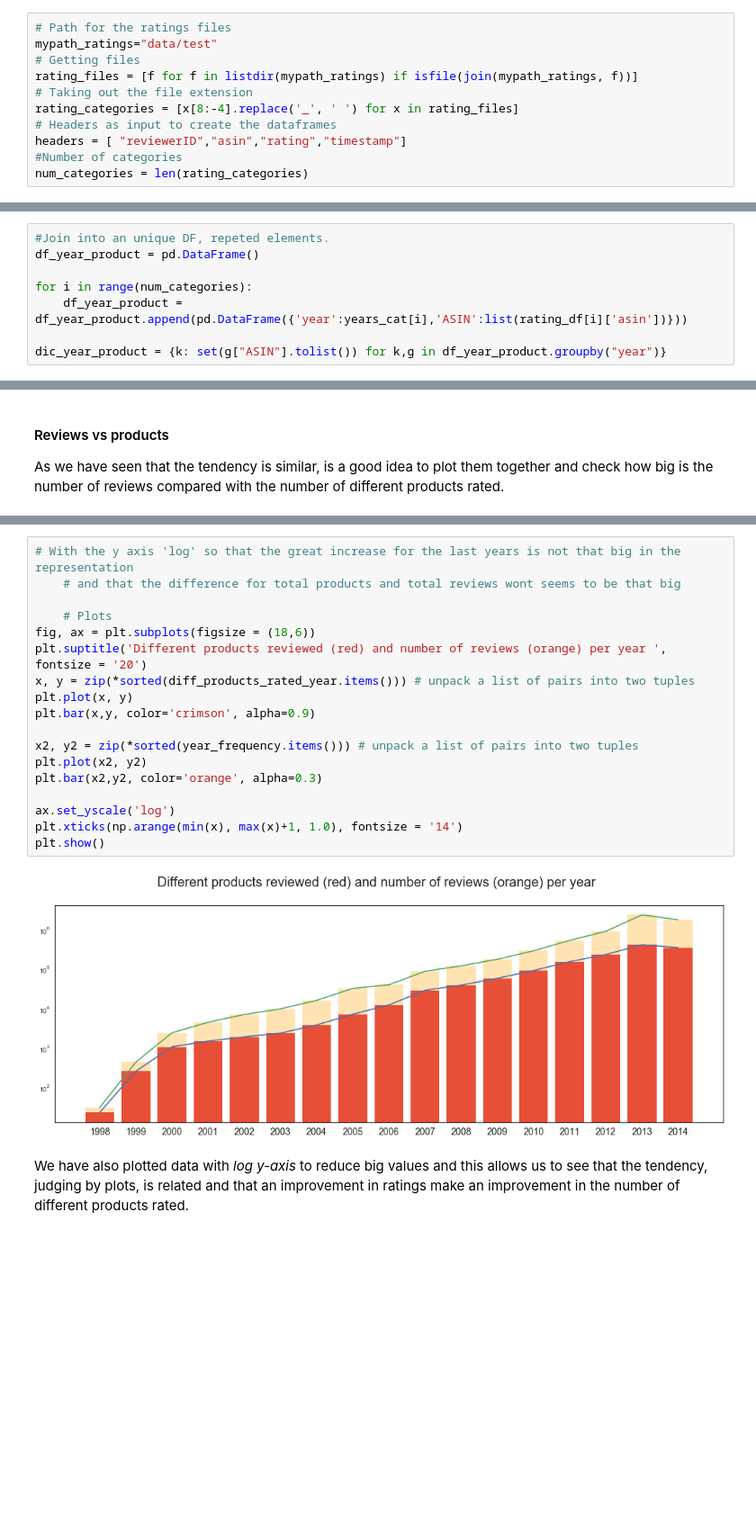
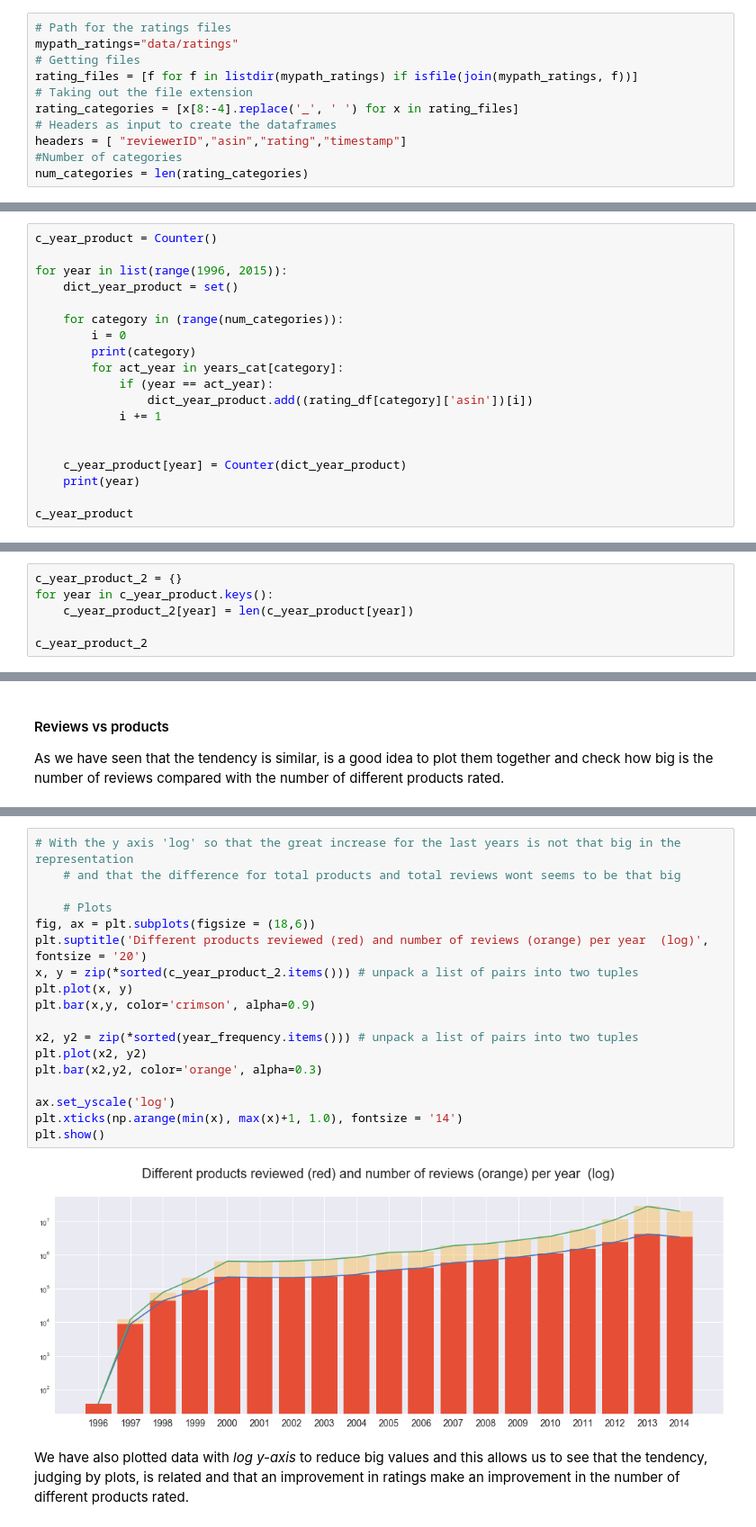
Before and after one commit to bv216/ada2017, a Jupyter notebook: ADA2017-Project/Project-Notebook-test.ipynb, the cells around one changed output, grey strips where cells are left out. Shown at 90% size. Cells and saved outputs as stored; diff of their text form; blank space fills up the shorter version.

```diff
--- a/ADA2017-Project/Project-Notebook-test.ipynb
+++ b/ADA2017-Project/Project-Notebook-test.ipynb
@@ -61,7 +61,7 @@ def parse(path):
 We will work with two main datasets, a list of categories and a list of dataframes with the ratings for each category.
 # %%
 # Path for the ratings files
-mypath_ratings="data/test"
+mypath_ratings="data/ratings"
 # Getting files
 rating_files = [f for f in listdir(mypath_ratings) if isfile(join(mypath_ratings, f))]
 # Taking out the file extension
@@ -248,11 +248,3 @@ We have seen that the number of reviews has increased almost every year, but, ha
 
 For this plot we need to manipulate data.
 Strategy is to create a lis of sets (one set per year) with every different product reviewd by year. And then use a Counter to get the values needed.
-# %%
-#Join into an unique DF, repeted elements.
-df_year_product = pd.DataFrame()
-
-for i in range(num_categories):
-    df_year_product = df_year_product.append(pd.DataFrame({'year':years_cat[i],'ASIN':list(rating_df[i]['asin'])}))
-
-dic_year_product = {k: set(g["ASIN"].tolist()) for k,g in df_year_product.groupby("year")}
@@ -263,0 +251,19 @@ for key in teeest.keys():
+# %%
+c_year_product = Counter()
+
+for year in list(range(1996, 2015)):
+    dict_year_product = set()
+
+    for category in (range(num_categories)):
+        i = 0
+        print(category)
+        for act_year in years_cat[category]:
+            if (year == act_year):
+                dict_year_product.add((rating_df[category]['asin'])[i])
+            i += 1
+
+
+    c_year_product[year] = Counter(dict_year_product)
+    print(year)
+
+c_year_product
@@ -263,0 +305,6 @@ for key in teeest.keys():
+# %%
+c_year_product_2 = {}
+for year in c_year_product.keys():
+    c_year_product_2[year] = len(c_year_product[year])
+
+c_year_product_2
@@ -316,23 +434,23 @@ plt.show()
 # %%
 # With the y axis 'log' so that the great increase for the last years is not that big in the representation
     # and that the difference for total products and total reviews wont seems to be that big
 
     # Plots
 fig, ax = plt.subplots(figsize = (18,6))
-plt.suptitle('Different products reviewed (red) and number of reviews (orange) per year ', fontsize = '20')
-x, y = zip(*sorted(diff_products_rated_year.items())) # unpack a list of pairs into two tuples
+plt.suptitle('Different products reviewed (red) and number of reviews (orange) per year  (log)', fontsize = '20')
+x, y = zip(*sorted(c_year_product_2.items())) # unpack a list of pairs into two tuples
 plt.plot(x, y)
 plt.bar(x,y, color='crimson', alpha=0.9)
 
 x2, y2 = zip(*sorted(year_frequency.items())) # unpack a list of pairs into two tuples
 plt.plot(x2, y2)
 plt.bar(x2,y2, color='orange', alpha=0.3)
 
 ax.set_yscale('log')
 plt.xticks(np.arange(min(x), max(x)+1, 1.0), fontsize = '14')
 plt.show()
 # %% [output]
-[figure, old version]
+[figure, new version]
 # %% [markdown]
 We have also plotted data with _log y-axis_ to reduce big values and this allows us to see that the tendency, judging by plots, is related and that an improvement in ratings make an improvement in the number of different products rated.
 # %% [markdown]
```
Also changed, not shown: parts of 47 cells of this notebook.
